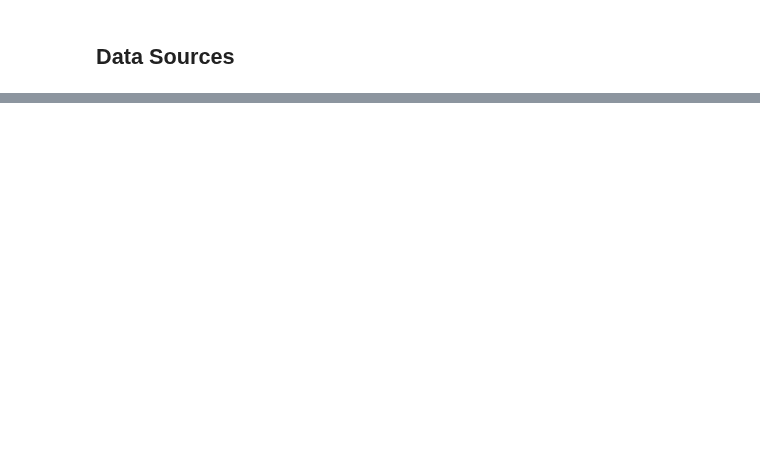
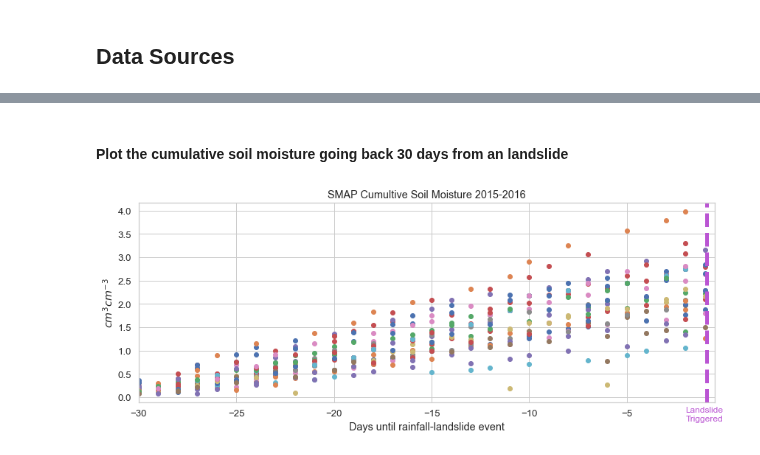
Before and after one commit to jacquiewitte/capstone-landslides-soilmoisture, a Jupyter notebook: Jacquie-Witte_CapstoneBlogpost_final.ipynb, the cells around one changed output, grey strips where cells are left out. Saved outputs shown, nothing was run; the diff lists cells and outputs as text; code cells hidden in the pictures; blank space fills up the shorter version.

```diff
--- a/Jacquie-Witte_CapstoneBlogpost_final.ipynb
+++ b/Jacquie-Witte_CapstoneBlogpost_final.ipynb
@@ -223,0 +363,3 @@ This dataset is produced on behalf of the Copernicus Climate Change Service (C3S
+# %%
+data_dir = os.path.join('capstone', 'smap_l3')
+smap_files = sorted(glob(os.path.join(data_dir, '*.h5')))
@@ -223,0 +368,7 @@ This dataset is produced on behalf of the Copernicus Climate Change Service (C3S
+# %%
+# Reshape to dimensions of the SMAP data above
+sm_data, date = read_smap(smap_files[0], 26)
+lats = np.fromfile(os.path.join(data_dir, 'EASE2_M36km.lats.964x406x1.double'),
+                      dtype=np.float64).reshape(sm_data.shape)
+lons = np.fromfile(os.path.join(data_dir, 'EASE2_M36km.lons.964x406x1.double'),
+                      dtype=np.float64).reshape(sm_data.shape)
@@ -223,0 +438,2 @@ This dataset is produced on behalf of the Copernicus Climate Change Service (C3S
+# %%
+soilm_df = add_count(soilm_df, periods)
@@ -223,0 +442,3 @@ This dataset is produced on behalf of the Copernicus Climate Change Service (C3S
+# %%
+soilm_df = cumulative_var(soilm_df, 'sm')
+soilm_df.head()
@@ -223,0 +453,19 @@ This dataset is produced on behalf of the Copernicus Climate Change Service (C3S
+# %% [markdown]
+#### Plot the cumulative soil moisture going back 30 days from an landslide
+# %%
+fig, ax = plt.subplots(figsize=(14, 5), sharex=True, sharey=True)
+
+for id, df in soilm_df.groupby("landslideID"):
+    ax.plot(df['days-to-landslide'], df['sm_accum'],
+            marker='o', linestyle='none')
+
+# ax.invert_xaxis()
+ax.axvline(x=-0.9, ymin=0, color='mediumorchid',
+           linestyle='dashed', linewidth=5)
+ax.set_xlim([-30, -0.5])
+ax.set(xlabel='Days until rainfall-landslide event',
+       ylabel='$cm^3 cm^{-3}$',
+       title='SMAP Cumultive Soil Moisture 2015-2016')
+ax.text(-2, -0.5, 'Landslide\nTriggered', color='mediumorchid', fontsize='large');
+# %% [output]
+[figure, added]
```
Also changed, not shown: parts of 44 cells of this notebook.
